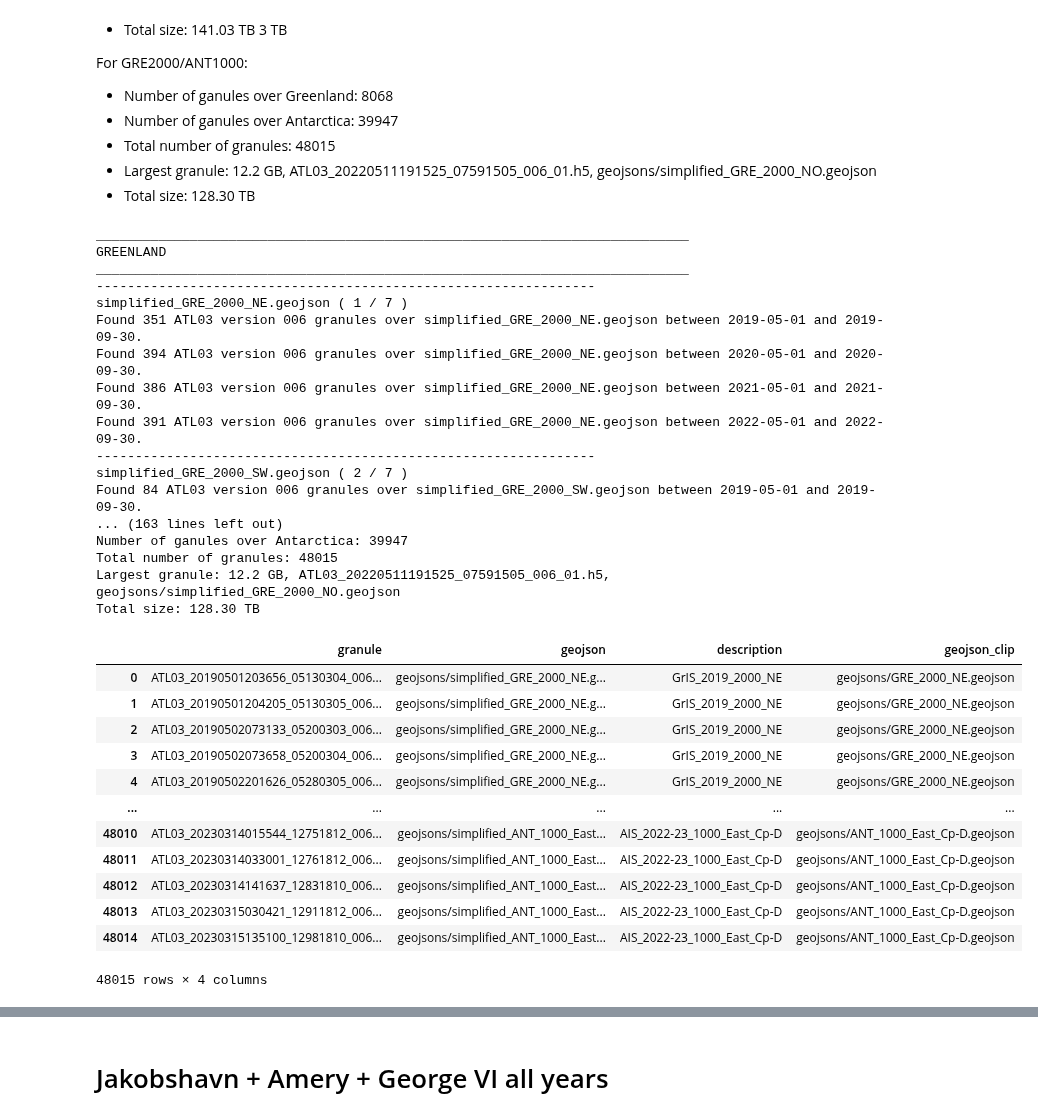
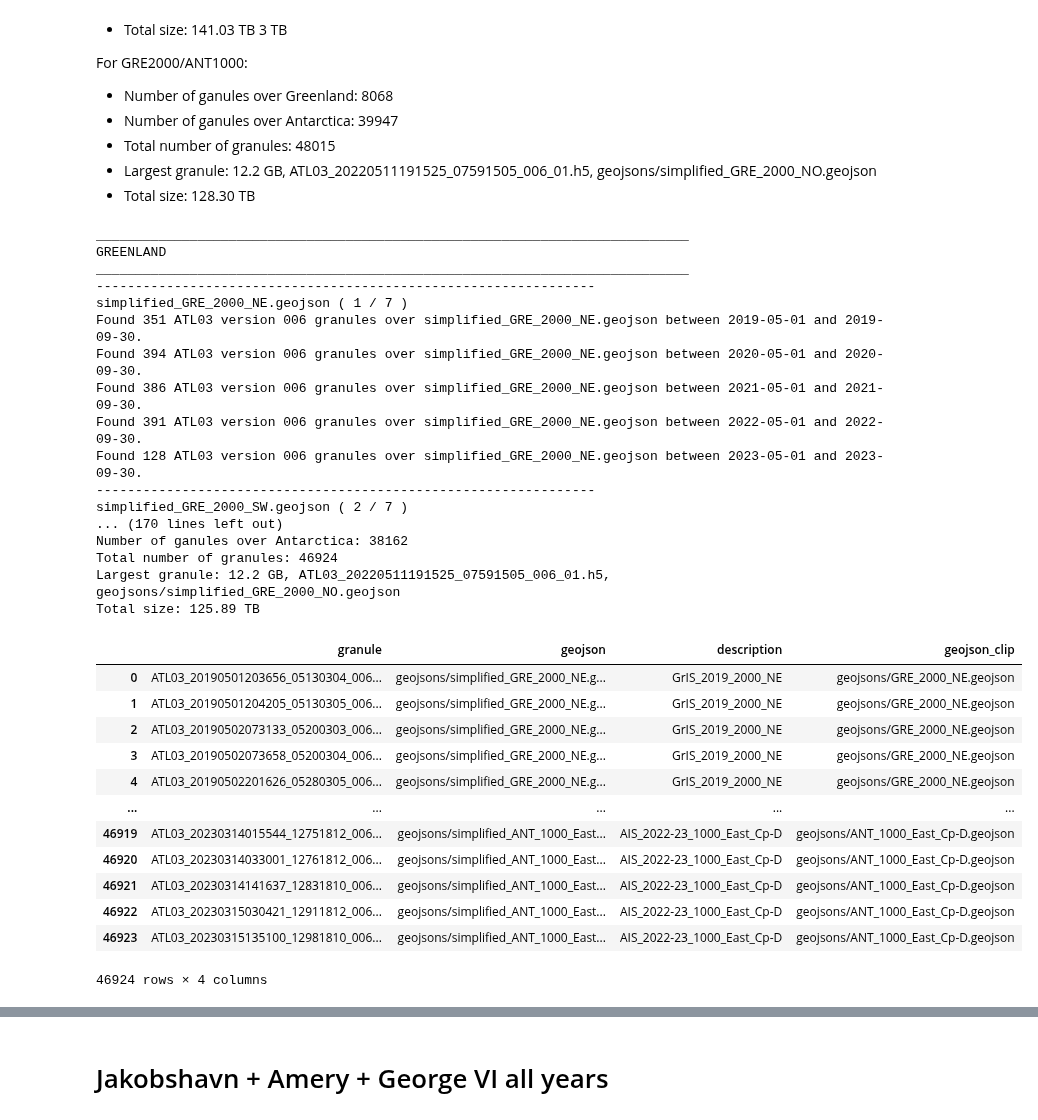
Before and after one commit to fliphilipp/GlacierLakeDetectionICESat2, a Jupyter notebook: make_granule_list.ipynb, the cells around one changed output, grey strips where cells are left out. Drawn from its saved outputs; the diff is of its cells as text; code cells hidden in the pictures.

```diff
--- a/make_granule_list.ipynb
+++ b/make_granule_list.ipynb
@@ -12,7 +12,8 @@ import os
 # %%
 fn_in = 'granule_lists/GRE_2500_ANT_1500_Oct2018_Mar2023.csv'
 fn_in = 'granule_lists/GRE_2000_ANT_1000_Oct2018_Mar2023.csv'
-n_granules = 100
+fn_in = 'granule_lists/GRE_2000_ANT_1000_Oct2018_Jun2023.csv'
+n_granules = 1000
 
 df = pd.read_csv(fn_in, header=None)
 if n_granules == 1:
@@ -135,7 +121,7 @@ For GRE2000/ANT1000:
 dflist = []
 
 startyear = 2019
-endyear = 2022
+endyear = 2023
 startday = '05-01'
 endday = '09-30'
 icesheet = 'GrIS'
@@ -189,7 +175,7 @@ for i, gjsn in enumerate(gjsn_list):
 df_all = pd.concat(dflist)
 df_all.loc[:, 'description'] = df_all.apply(lambda x: x.loc['description'].replace('simplified_','').replace('GRE_','').replace('ANT_',''), axis=1)
 df_all.reset_index(inplace=True, drop=True)
-df_all.to_csv('granule_lists/GRE_2000_ANT_1000_Oct2018_Mar2023_size.csv', header=False, index=False)
+df_all.to_csv('granule_lists/GRE_2000_ANT_1000_Oct2018_Jun2023_size.csv', header=False, index=False)
 print('Number of ganules over Greenland:', np.sum(df_all.apply(lambda x: 'GrIS' in x.loc['description'], axis=1)))
 print('Number of ganules over Antarctica:', np.sum(df_all.apply(lambda x: 'AIS' in x.loc['description'], axis=1)))
 print('Total number of granules:', len(df_all))
@@ -206,29 +192,29 @@ Found 351 ATL03 version 006 granules over simplified_GRE_2000_NE.geojson between
 Found 394 ATL03 version 006 granules over simplified_GRE_2000_NE.geojson between 2020-05-01 and 2020-09-30.
 Found 386 ATL03 version 006 granules over simplified_GRE_2000_NE.geojson between 2021-05-01 and 2021-09-30.
 Found 391 ATL03 version 006 granules over simplified_GRE_2000_NE.geojson between 2022-05-01 and 2022-09-30.
+Found 128 ATL03 version 006 granules over simplified_GRE_2000_NE.geojson between 2023-05-01 and 2023-09-30.
 ----------------------------------------------------------------
 simplified_GRE_2000_SW.geojson ( 2 / 7 )
-Found 84 ATL03 version 006 granules over simplified_GRE_2000_SW.geojson between 2019-05-01 and 2019-09-30.
-... (163 lines left out)
-Number of ganules over Antarctica: 39947
-Total number of granules: 48015
+... (170 lines left out)
+Number of ganules over Antarctica: 38162
+Total number of granules: 46924
 Largest granule: 12.2 GB, ATL03_20220511191525_07591505_006_01.h5, geojsons/simplified_GRE_2000_NO.geojson
-Total size: 128.30 TB
+Total size: 125.89 TB
 # %%
 df_all_nosize = df_all.drop(columns='size_mb').copy()
-df_all_nosize.to_csv('granule_lists/GRE_2000_ANT_1000_Oct2018_Mar2023.csv', header=False, index=False)
+df_all_nosize.to_csv('granule_lists/GRE_2000_ANT_1000_Oct2018_Jun2023.csv', header=False, index=False)
 df_all_nosize
 # %% [output]
 |  | granule | geojson | description | geojson_clip |
 | 0 | ATL03_20190501203656_05130304_006... | geojsons/simplified_GRE_2000_NE.g... | GrIS_2019_2000_NE | geojsons/GRE_2000_NE.geojson |
 | 1 | ATL03_20190501204205_05130305_006... | geojsons/simplified_GRE_2000_NE.g... | GrIS_2019_2000_NE | geojsons/GRE_2000_NE.geojson |
 | 2 | ATL03_20190502073133_05200303_006... | geojsons/simplified_GRE_2000_NE.g... | GrIS_2019_2000_NE | geojsons/GRE_2000_NE.geojson |
 | 3 | ATL03_20190502073658_05200304_006... | geojsons/simplified_GRE_2000_NE.g... | GrIS_2019_2000_NE | geojsons/GRE_2000_NE.geojson |
 | 4 | ATL03_20190502201626_05280305_006... | geojsons/simplified_GRE_2000_NE.g... | GrIS_2019_2000_NE | geojsons/GRE_2000_NE.geojson |
 | ... | ... | ... | ... | ... |
-| 48010 | ATL03_20230314015544_12751812_006... | geojsons/simplified_ANT_1000_East... | AIS_2022-23_1000_East_Cp-D | geojsons/ANT_1000_East_Cp-D.geojson |
-| 48011 | ATL03_20230314033001_12761812_006... | geojsons/simplified_ANT_1000_East... | AIS_2022-23_1000_East_Cp-D | geojsons/ANT_1000_East_Cp-D.geojson |
-| 48012 | ATL03_20230314141637_12831810_006... | geojsons/simplified_ANT_1000_East... | AIS_2022-23_1000_East_Cp-D | geojsons/ANT_1000_East_Cp-D.geojson |
-| 48013 | ATL03_20230315030421_12911812_006... | geojsons/simplified_ANT_1000_East... | AIS_2022-23_1000_East_Cp-D | geojsons/ANT_1000_East_Cp-D.geojson |
-| 48014 | ATL03_20230315135100_12981810_006... | geojsons/simplified_ANT_1000_East... | AIS_2022-23_1000_East_Cp-D | geojsons/ANT_1000_East_Cp-D.geojson |
+| 46919 | ATL03_20230314015544_12751812_006... | geojsons/simplified_ANT_1000_East... | AIS_2022-23_1000_East_Cp-D | geojsons/ANT_1000_East_Cp-D.geojson |
+| 46920 | ATL03_20230314033001_12761812_006... | geojsons/simplified_ANT_1000_East... | AIS_2022-23_1000_East_Cp-D | geojsons/ANT_1000_East_Cp-D.geojson |
+| 46921 | ATL03_20230314141637_12831810_006... | geojsons/simplified_ANT_1000_East... | AIS_2022-23_1000_East_Cp-D | geojsons/ANT_1000_East_Cp-D.geojson |
+| 46922 | ATL03_20230315030421_12911812_006... | geojsons/simplified_ANT_1000_East... | AIS_2022-23_1000_East_Cp-D | geojsons/ANT_1000_East_Cp-D.geojson |
+| 46923 | ATL03_20230315135100_12981810_006... | geojsons/simplified_ANT_1000_East... | AIS_2022-23_1000_East_Cp-D | geojsons/ANT_1000_East_Cp-D.geojson |
-48015 rows × 4 columns
+46924 rows × 4 columns
```
Also changed, not shown: parts of 8 cells of this notebook, 19 other files.
